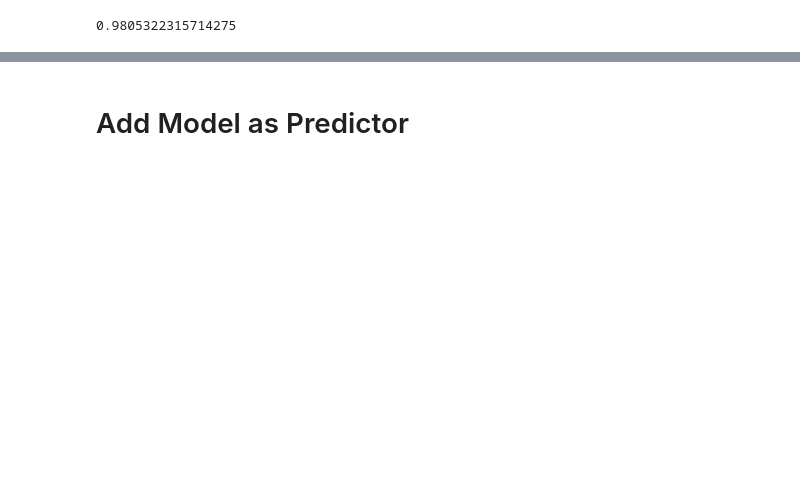
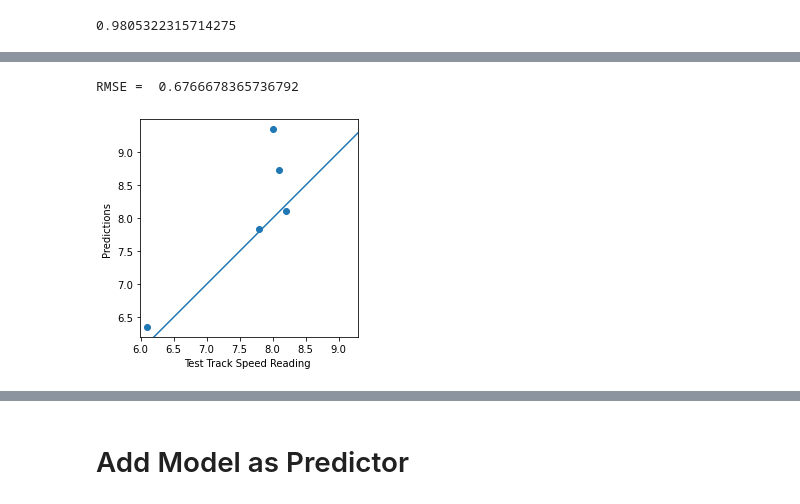
Before and after one commit to MOBE333/Dyno-Validation, a Jupyter notebook: dyno-validation.ipynb, the cells around one changed output, grey strips where cells are left out. Cells and saved outputs as stored; diff of their text form; code cells hidden in the pictures; blank space fills up the shorter version.

Commit message:
Kaggle Notebook | Dyno Validation | Version 7

```diff
--- a/dyno-validation.ipynb
+++ b/dyno-validation.ipynb
@@ -125,0 +176,24 @@ sklearn.metrics.r2_score(y_test,y_prediction)
+# %%
+#add fork length discrete variables to the dataframe here
+#features = ['Dyno Speed','Fork Length']
+target = ["Test Track Speed"]
+X = df[features]
+y = df[target]
+X_train, X_test, y_train, y_test = train_test_split(X, y, test_size=testnumber, random_state=seed)
+regressor = LinearRegression()
+regressor.fit(X_train, y_train)
+y_prediction = regressor.predict(X_test)
+y_prediction
+RMSE = sqrt(mean_squared_error(y_true = y_test, y_pred = y_prediction))
+print('\nRMSE = ', RMSE)
+#print('\nr2 Score = ', sklearn.metrics.r2_score(y_test,y_prediction),'\n')
+#sklearn.metrics.r2_score(y_test,y_prediction)
+plt.scatter(y_test, y_prediction)
+plt.xlabel('Test Track Speed Reading ')
+plt.ylabel('Predictions ')
+plt.axis('equal')
+plt.axis('square')
+_ = plt.plot([0, 10], [0, 10])
+# %% [output]
+RMSE =  0.6766678365736792
+[figure, added]
```
Also changed, not shown: parts of 25 cells of this notebook.
